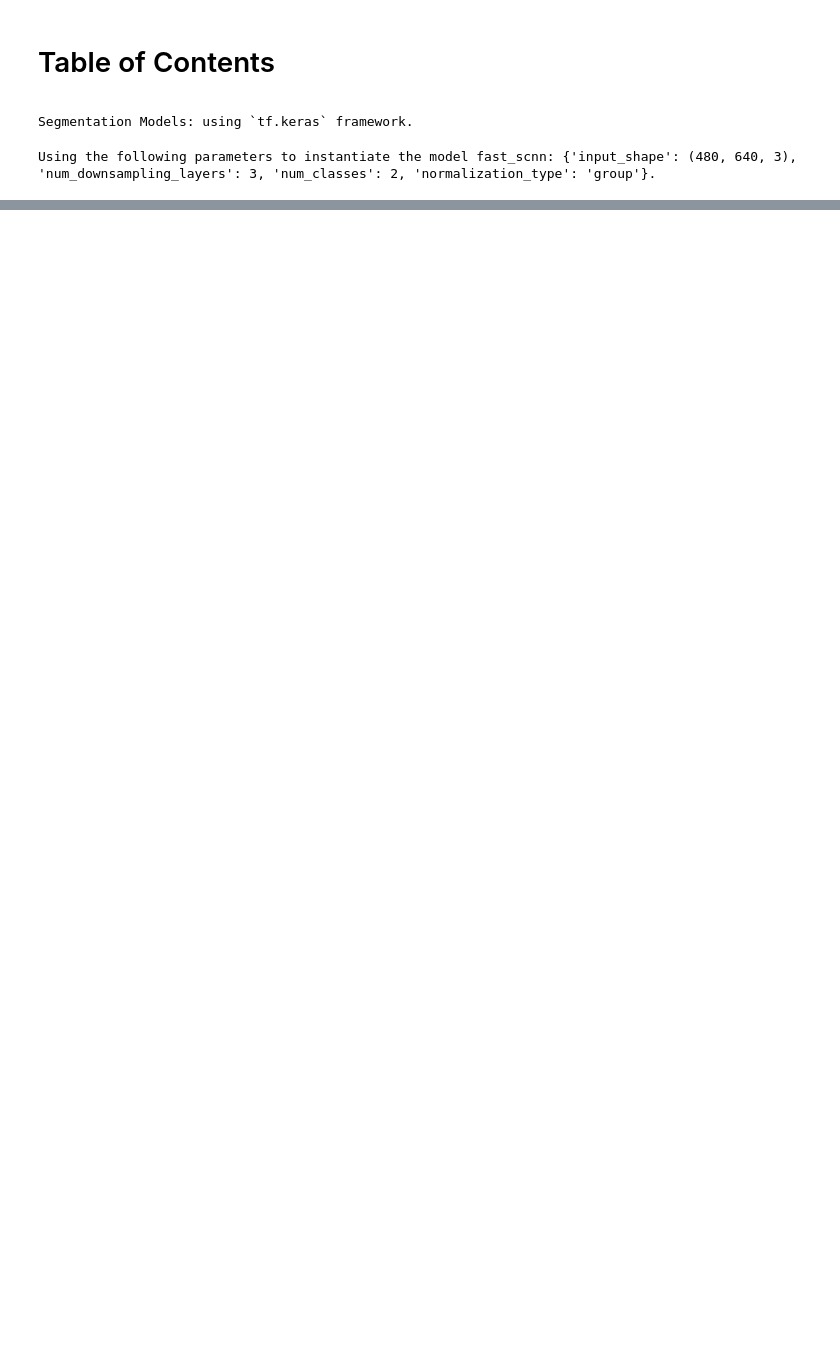
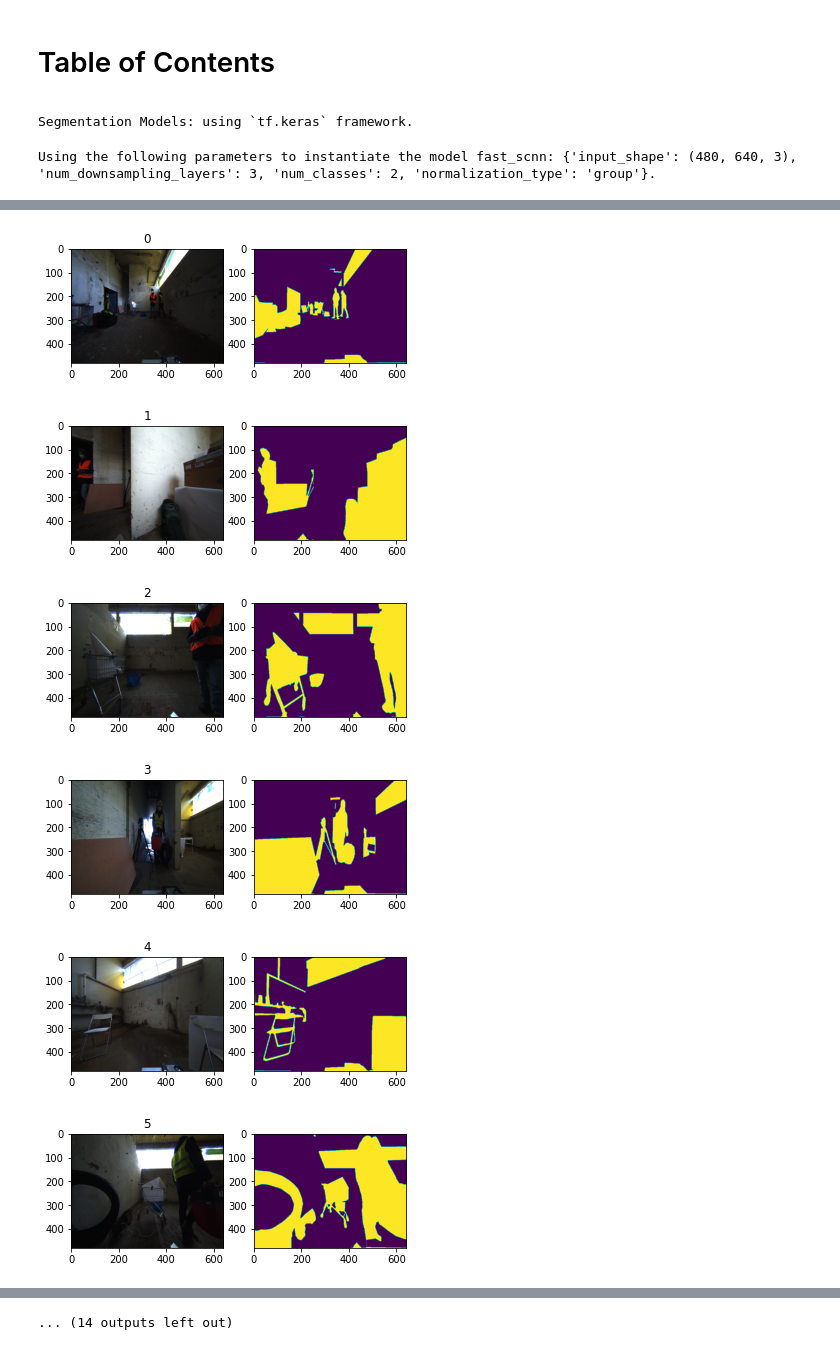
Before and after one commit to ethz-asl/background_foreground_segmentation, a Jupyter notebook: notebooks/convert francescos model.ipynb, the cells around one changed output, grey strips where cells are left out. Cells and saved outputs as stored; diff of their text form; code cells hidden in the pictures; blank space fills up the shorter version.

```diff
--- a/notebooks/convert francescos model.ipynb
+++ b/notebooks/convert francescos model.ipynb
@@ -90,0 +100,16 @@ make_archive('/tmp/exported_model', 'zip', '/tmp/exported_model')
+# %%
+import bfseg.data.hive.office_rumlang_validation_labeled
+
+ds = tfds.load('office_rumlang_validation_labeled', split='RUMLANG')
+for i, blob in enumerate(ds.batch(1)):
+    _, axs = plt.subplots(1, 2)
+    axs[0].imshow(blob['image'][0])
+    axs[0].set_title(i)
+    axs[1].imshow(1 - blob['label'][0])
+# %% [output]
+[figure, added]
+[figure, added]
+[figure, added]
+[figure, added]
+[figure, added]
+[figure, added]
@@ -90,0 +122 @@ make_archive('/tmp/exported_model', 'zip', '/tmp/exported_model')
+... (14 outputs left out)
```
Also changed, not shown: parts of 12 cells of this notebook, 3 other files.
